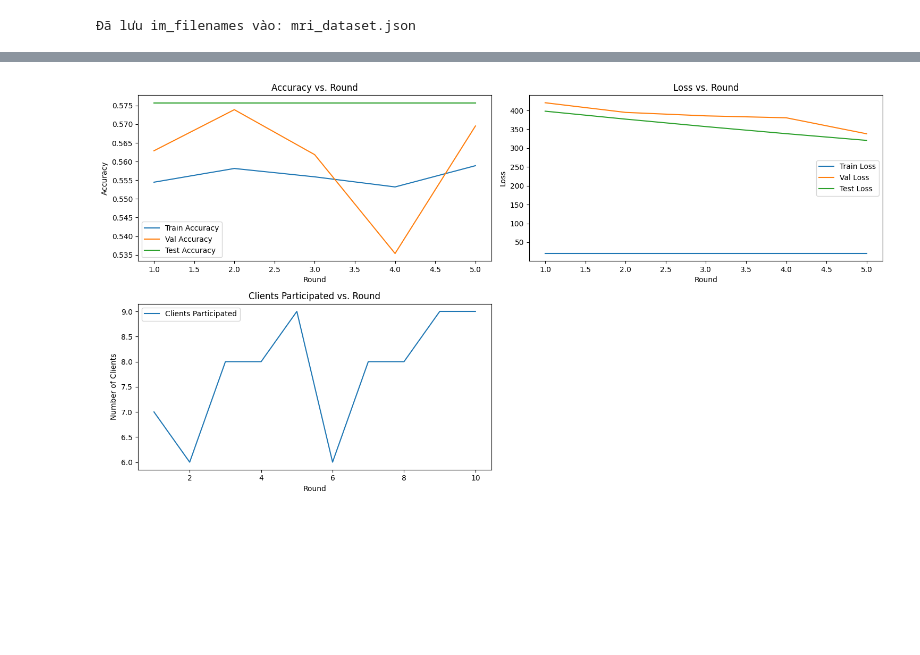
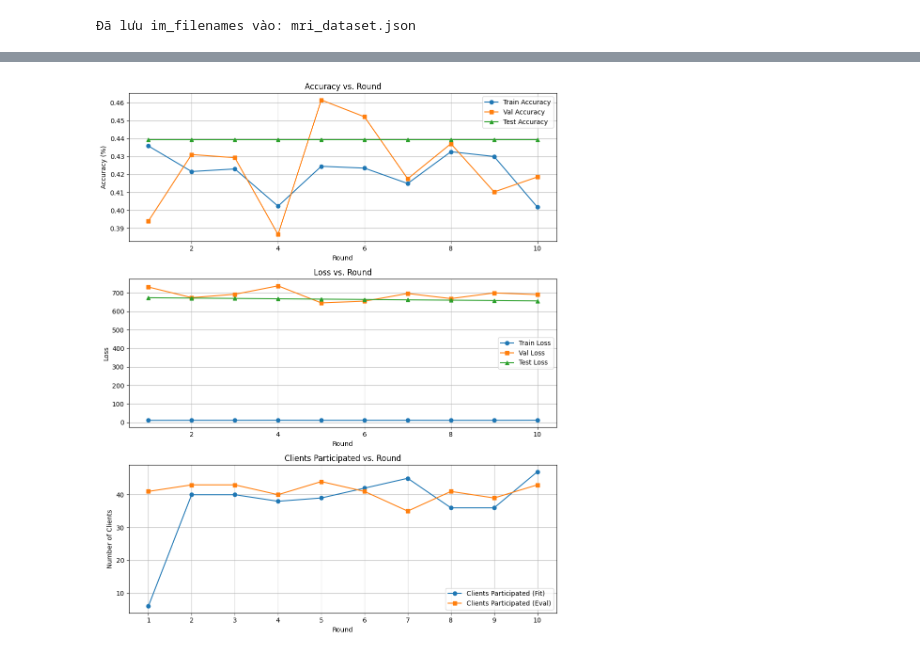
Before and after one commit to Page0526/federated-learning-dropout, a Jupyter notebook: methods/rebafl.ipynb, the cells around one changed output, grey strips where cells are left out. Drawn from its saved outputs; the diff is of its cells as text; code cells hidden in the pictures; blank space fills up the shorter version.

Commit message:
finished training

```diff
--- a/methods/rebafl.ipynb
+++ b/methods/rebafl.ipynb
@@ -1209,9 +1084,8 @@ True
 # %%
 # Cấu hình backend
-backend_config = {"client_resources": {"num_cpus": 2, "num_gpus": 1}}
+backend_config = {"client_resources": {"num_cpus": 2, "num_gpus": 0}}
 if DEVICE.type == "cuda":
     backend_config["client_resources"]["num_gpus"] = 1
-    torch.backends.cudnn.benchmark = True
 
 # Khởi tạo HISTORY
 HISTORY = {
@@ -1221,7 +1095,8 @@ HISTORY = {
     "val_accuracy": [],
     "test_loss": [],
     "test_accuracy": [],
-    "clients_participated": []
+    "clients_participated_fit": [],
+    "clients_participated_eval": []
 }
 
 # Chạy simulation
@@ -1231,4 +1106,6 @@ run_simulation(
     num_supernodes=NUM_CLIENTS,
     backend_config=backend_config,
 )
+
+wandb_logger.finish()
 # %% [output]
@@ -1333,38 +1206,39 @@ INFO :      configure_evaluate: strategy sampled 10 clients (out of 10)
 # %%
-import matplotlib.pyplot as plt
-
-# Vẽ biểu đồ kết quả
-plt.figure(figsize=(15, 8))
+plt.figure(figsize=(10, 12))
 
 # Biểu đồ Accuracy
-plt.subplot(2, 2, 1)
-plt.plot(range(1, len(HISTORY["train_accuracy"]) + 1), HISTORY["train_accuracy"], label="Train Accuracy")
-plt.plot(range(1, len(HISTORY["val_accuracy"]) + 1), HISTORY["val_accuracy"], label="Val Accuracy")
-plt.plot(range(1, len(HISTORY["test_accuracy"]) + 1), HISTORY["test_accuracy"], label="Test Accuracy")
+plt.subplot(3, 1, 1)
+plt.plot(range(1, len(HISTORY["train_accuracy"]) + 1), HISTORY["train_accuracy"], label="Train Accuracy", marker='o')
+plt.plot(range(1, len(HISTORY["val_accuracy"]) + 1), HISTORY["val_accuracy"], label="Val Accuracy", marker='s')
+plt.plot(range(1, len(HISTORY["test_accuracy"]) + 1), HISTORY["test_accuracy"], label="Test Accuracy", marker='^')
 plt.xlabel("Round")
-plt.ylabel("Accuracy")
+plt.ylabel("Accuracy (%)")
 plt.title("Accuracy vs. Round")
 plt.legend()
+plt.grid(True)
 
 # Biểu đồ Loss
-plt.subplot(2, 2, 2)
-plt.plot(range(1, len(HISTORY["train_loss"]) + 1), HISTORY["train_loss"], label="Train Loss")
-plt.plot(range(1, len(HISTORY["val_loss"]) + 1), HISTORY["val_loss"], label="Val Loss")
-plt.plot(range(1, len(HISTORY["test_loss"]) + 1), HISTORY["test_loss"], label="Test Loss")
+plt.subplot(3, 1, 2)
+plt.plot(range(1, len(HISTORY["train_loss"]) + 1), HISTORY["train_loss"], label="Train Loss", marker='o')
+plt.plot(range(1, len(HISTORY["val_loss"]) + 1), HISTORY["val_loss"], label="Val Loss", marker='s')
+plt.plot(range(1, len(HISTORY["test_loss"]) + 1), HISTORY["test_loss"], label="Test Loss", marker='^')
 plt.xlabel("Round")
 plt.ylabel("Loss")
 plt.title("Loss vs. Round")
 plt.legend()
+plt.grid(True)
 
 # Biểu đồ Clients Participated
-plt.subplot(2, 2, 3)
-plt.plot(range(1, len(HISTORY["clients_participated"]) + 1), HISTORY["clients_participated"], label="Clients Participated")
+plt.subplot(3, 1, 3)
+plt.plot(range(1, len(HISTORY["clients_participated_fit"]) + 1), HISTORY["clients_participated_fit"], label="Clients Participated (Fit)", marker='o')
+plt.plot(range(1, len(HISTORY["clients_participated_eval"]) + 1), HISTORY["clients_participated_eval"], label="Clients Participated (Eval)", marker='s')
 plt.xlabel("Round")
 plt.ylabel("Number of Clients")
 plt.title("Clients Participated vs. Round")
 plt.legend()
+plt.grid(True)
+plt.xticks(range(1, max(len(HISTORY["clients_participated_fit"]), len(HISTORY["clients_participated_eval"])) + 1))
 
 plt.tight_layout()
-plt.show()
 # %% [output]
-[figure, old version]
+[figure, new version]
```
Also changed, not shown: parts of 29 cells of this notebook.
